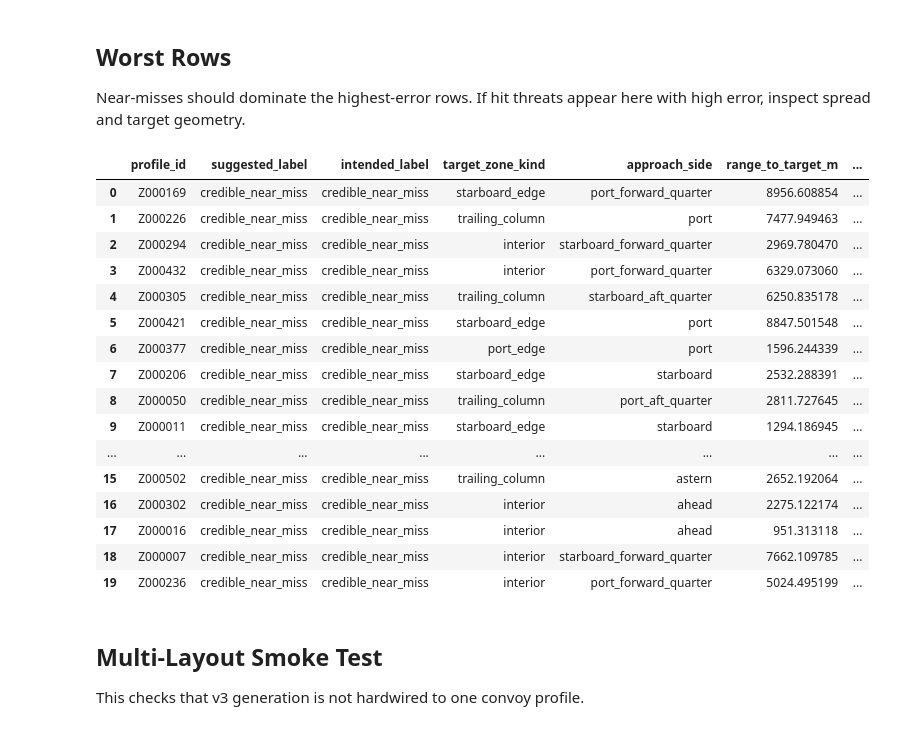
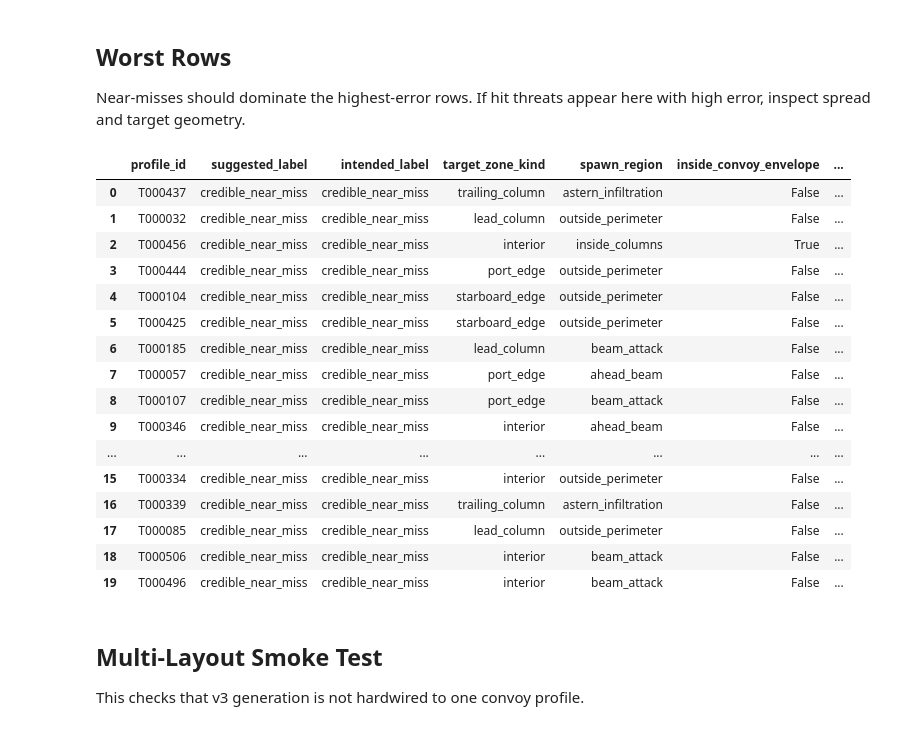
Before and after one commit to MAP9900/Convoy-Layout-Project, a Jupyter notebook: notebooks/profile_generation_tests.ipynb, the cells around one changed output. Saved outputs shown, nothing was run; the diff lists cells and outputs as text; code cells hidden in the pictures.

```diff
--- a/notebooks/profile_generation_tests.ipynb
+++ b/notebooks/profile_generation_tests.ipynb
@@ -64,7 +64,7 @@ PosixPath('/Users/matthewplambeck/Desktop/Convoy Layout Project')
 
 Start with `COUNT = 512` for a fast but meaningful smoke test. Increase to `5000+` only after the small run passes.
 # %%
-MODE = "random_zones"
+MODE = "random_tactical_v4"
 CONVOY_PROFILE = "convoy_layout_1"
 COUNT = 512
 SEED = 1945
@@ -72,11 +72,14 @@ START_INDEX = 1
 
 # Optional export. Leave disabled until the checks below look good.
 WRITE_JSONL = False
-EXPORT_PATH = PROJECT_ROOT / "data/attack_profiles/synthetic/train_random_zones_v3.jsonl"
+EXPORT_PATH = PROJECT_ROOT / "data/attack_profiles/synthetic/train_random_tactical_v4.jsonl"
 
 EXPECTED_HIT_FRACTION = 0.75
-MIN_EXPECTED_ZONE_KINDS = 5
-MIN_EXPECTED_APPROACH_SIDES = 8
+MIN_EXPECTED_ZONE_KINDS = 4
+MIN_EXPECTED_APPROACH_SIDES = 5
+MIN_EXPECTED_SPAWN_REGIONS = 4
+PLOT_COLOR_BY = "spawn_region"
+PLOT_COLOR_TITLE = "Spawn region"
 # %% [markdown]
 ## Helpers
 
@@ -289,6 +302,8 @@ outside_envelope = (
     | (spawn_local[:, 1] < envelope.min_y)
     | (spawn_local[:, 1] > envelope.max_y)
 )
+intent_inside = np.asarray([bool(row.get("inside_convoy_envelope", False)) for row in flat_rows], dtype=bool)
+computed_inside = ~outside_envelope
 
 checked_rows = []
 for idx, row in enumerate(flat_rows):
@@ -297,12 +312,15 @@ for idx, row in enumerate(flat_rows):
     enriched["spawn_local_x"] = float(spawn_local[idx, 0])
     enriched["spawn_local_y"] = float(spawn_local[idx, 1])
     enriched["outside_envelope"] = bool(outside_envelope[idx])
+    enriched["computed_inside_convoy_envelope"] = bool(computed_inside[idx])
     checked_rows.append(enriched)
 
 geometry_summary = {
     "min_clearance_m": float(clearances.min()),
     "clearance_failures": int((clearances < MIN_SPAWN_CLEARANCE_M).sum()),
-    "outside_envelope_failures": int((~outside_envelope).sum()),
+    "inside_spawns": int(computed_inside.sum()),
+    "outside_spawns": int(outside_envelope.sum()),
+    "inside_flag_mismatches": int((intent_inside != computed_inside).sum()),
     "min_range_to_target_m": float(min(float(row["range_to_target_m"]) for row in flat_rows)),
     "max_range_to_target_m": float(max(float(row["range_to_target_m"]) for row in flat_rows)),
 }
@@ -383,38 +406,42 @@ Near-misses should dominate the highest-error rows. If hit threats appear here w
 # %%
 worst_cols = [
     "profile_id",
     "suggested_label",
     "intended_label",
     "target_zone_kind",
+    "spawn_region",
+    "inside_convoy_envelope",
     "approach_side",
     "range_to_target_m",
+    "nearest_ship_clearance_m",
+    "target_aspect_deg",
     "bearing_error_deg",
     "spread_deg",
     "severity",
 ]
 worst_rows = [
     {key: row[key] for key in worst_cols}
     for row in sorted(checked_rows, key=lambda item: float(item["severity"]), reverse=True)[:20]
 ]
 pd.DataFrame(worst_rows)
 # %% [output]
-|  | profile_id | suggested_label | intended_label | target_zone_kind | approach_side | range_to_target_m | ... |
-| 0 | Z000169 | credible_near_miss | credible_near_miss | starboard_edge | port_forward_quarter | 8956.608854 | ... |
-| 1 | Z000226 | credible_near_miss | credible_near_miss | trailing_column | port | 7477.949463 | ... |
-| 2 | Z000294 | credible_near_miss | credible_near_miss | interior | starboard_forward_quarter | 2969.780470 | ... |
-| 3 | Z000432 | credible_near_miss | credible_near_miss | interior | port_forward_quarter | 6329.073060 | ... |
-| 4 | Z000305 | credible_near_miss | credible_near_miss | trailing_column | starboard_aft_quarter | 6250.835178 | ... |
-| 5 | Z000421 | credible_near_miss | credible_near_miss | starboard_edge | port | 8847.501548 | ... |
-| 6 | Z000377 | credible_near_miss | credible_near_miss | port_edge | port | 1596.244339 | ... |
-| 7 | Z000206 | credible_near_miss | credible_near_miss | starboard_edge | starboard | 2532.288391 | ... |
-| 8 | Z000050 | credible_near_miss | credible_near_miss | trailing_column | port_aft_quarter | 2811.727645 | ... |
-| 9 | Z000011 | credible_near_miss | credible_near_miss | starboard_edge | starboard | 1294.186945 | ... |
+|  | profile_id | suggested_label | intended_label | target_zone_kind | spawn_region | inside_convoy_envelope | ... |
+| 0 | T000437 | credible_near_miss | credible_near_miss | trailing_column | astern_infiltration | False | ... |
+| 1 | T000032 | credible_near_miss | credible_near_miss | lead_column | outside_perimeter | False | ... |
+| 2 | T000456 | credible_near_miss | credible_near_miss | interior | inside_columns | True | ... |
+| 3 | T000444 | credible_near_miss | credible_near_miss | port_edge | outside_perimeter | False | ... |
+| 4 | T000104 | credible_near_miss | credible_near_miss | starboard_edge | outside_perimeter | False | ... |
+| 5 | T000425 | credible_near_miss | credible_near_miss | starboard_edge | outside_perimeter | False | ... |
+| 6 | T000185 | credible_near_miss | credible_near_miss | lead_column | beam_attack | False | ... |
+| 7 | T000057 | credible_near_miss | credible_near_miss | port_edge | ahead_beam | False | ... |
+| 8 | T000107 | credible_near_miss | credible_near_miss | port_edge | beam_attack | False | ... |
+| 9 | T000346 | credible_near_miss | credible_near_miss | interior | ahead_beam | False | ... |
 | ... | ... | ... | ... | ... | ... | ... | ... |
-| 15 | Z000502 | credible_near_miss | credible_near_miss | trailing_column | astern | 2652.192064 | ... |
-| 16 | Z000302 | credible_near_miss | credible_near_miss | interior | ahead | 2275.122174 | ... |
-| 17 | Z000016 | credible_near_miss | credible_near_miss | interior | ahead | 951.313118 | ... |
-| 18 | Z000007 | credible_near_miss | credible_near_miss | interior | starboard_forward_quarter | 7662.109785 | ... |
-| 19 | Z000236 | credible_near_miss | credible_near_miss | interior | port_forward_quarter | 5024.495199 | ... |
+| 15 | T000334 | credible_near_miss | credible_near_miss | interior | outside_perimeter | False | ... |
+| 16 | T000339 | credible_near_miss | credible_near_miss | trailing_column | astern_infiltration | False | ... |
+| 17 | T000085 | credible_near_miss | credible_near_miss | lead_column | outside_perimeter | False | ... |
+| 18 | T000506 | credible_near_miss | credible_near_miss | interior | beam_attack | False | ... |
+| 19 | T000496 | credible_near_miss | credible_near_miss | interior | beam_attack | False | ... |
 # %% [markdown]
 ## Multi-Layout Smoke Test
 
```
Also changed, not shown: parts of 12 cells of this notebook, 9 other files.
